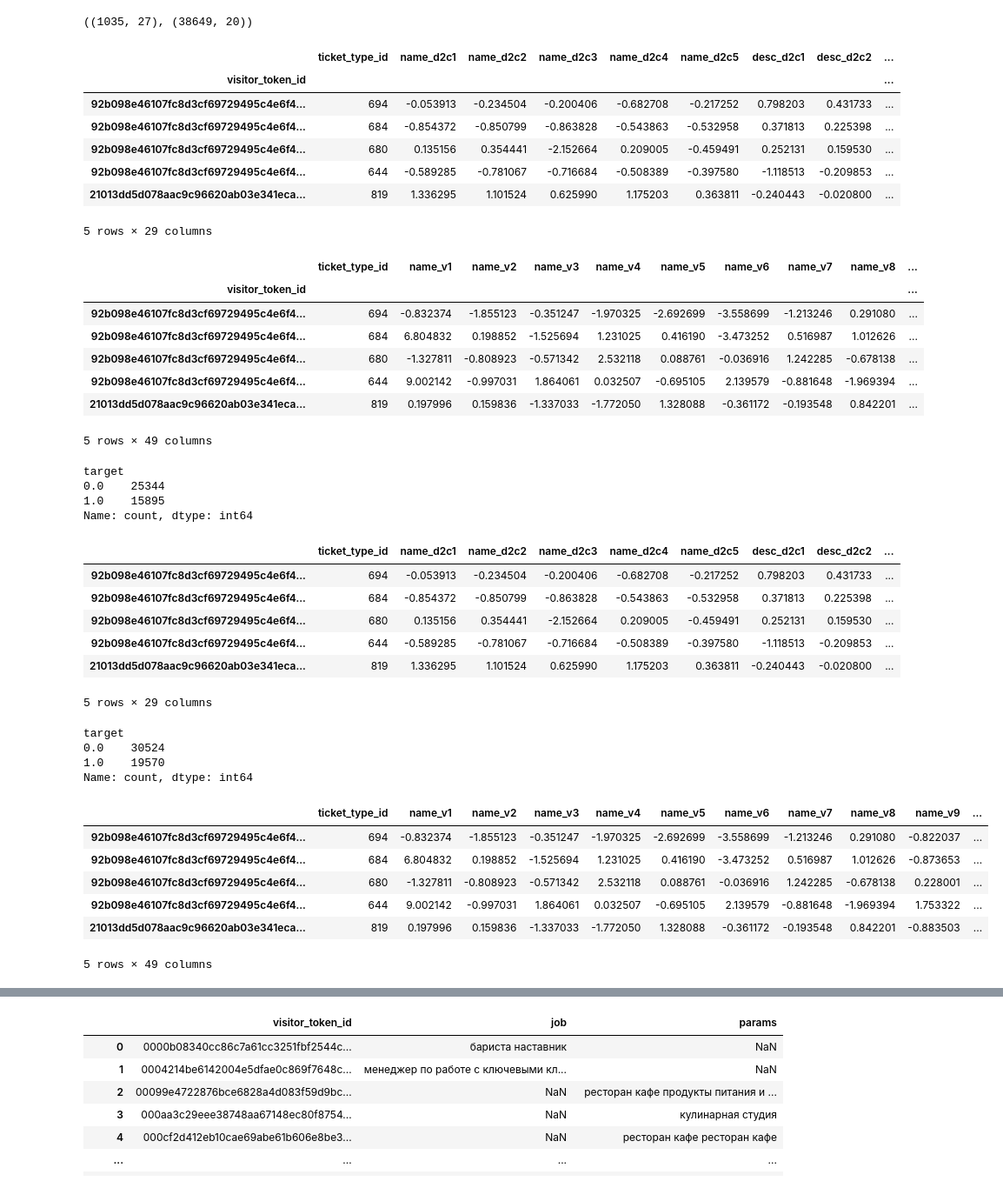
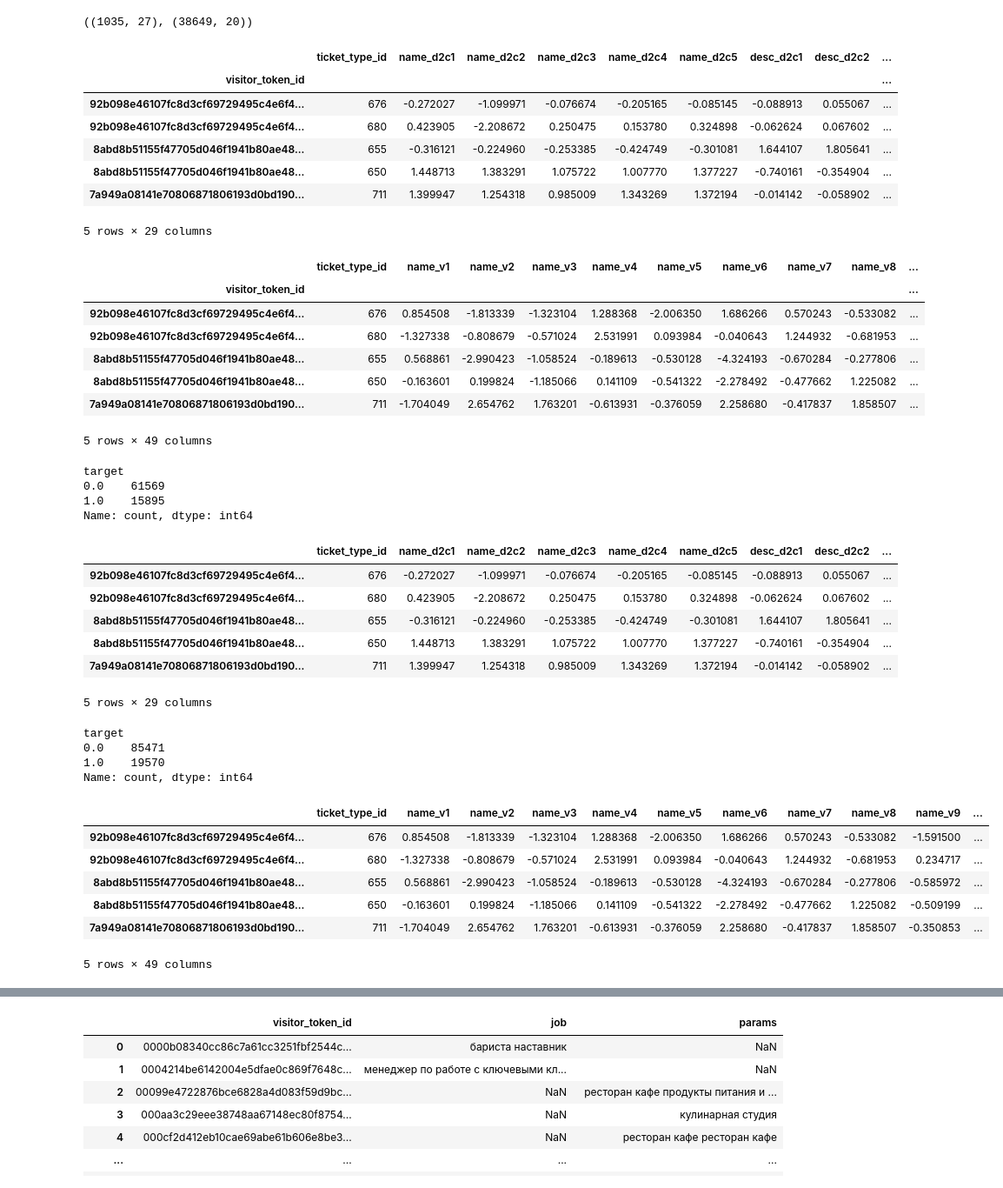
Before and after one commit to merkulovsvt/MachineLearning, a Jupyter notebook: PIR/Model.ipynb, the cells around one changed output, grey strips where cells are left out. Shown at 87% size. Saved outputs shown, nothing was run; the diff lists cells and outputs as text; code cells hidden in the pictures.

```diff
--- a/PIR/Model.ipynb
+++ b/PIR/Model.ipynb
@@ -70,16 +70,16 @@ tfidf_data = (
     .set_index('visitor_token_id')
 )
 tfidf_data['target'] = np.ones(tfidf_data.shape[0])
-
+tfidf_data = tfidf_data.drop_duplicates()
 tfidf_data.head()
 # %% [output]
 |  | ticket_type_id | name_d2c1 | name_d2c2 | name_d2c3 | name_d2c4 | name_d2c5 | desc_d2c1 | desc_d2c2 | ... |
 | visitor_token_id |  |  |  |  |  |  |  |  | ... |
-| 92b098e46107fc8d3cf69729495c4e6f4... | 694 | -0.053913 | -0.234504 | -0.200406 | -0.682708 | -0.217252 | 0.798203 | 0.431733 | ... |
-| 92b098e46107fc8d3cf69729495c4e6f4... | 684 | -0.854372 | -0.850799 | -0.863828 | -0.543863 | -0.532958 | 0.371813 | 0.225398 | ... |
-| 92b098e46107fc8d3cf69729495c4e6f4... | 680 | 0.135156 | 0.354441 | -2.152664 | 0.209005 | -0.459491 | 0.252131 | 0.159530 | ... |
-| 92b098e46107fc8d3cf69729495c4e6f4... | 644 | -0.589285 | -0.781067 | -0.716684 | -0.508389 | -0.397580 | -1.118513 | -0.209853 | ... |
-| 21013dd5d078aac9c96620ab03e341eca... | 819 | 1.336295 | 1.101524 | 0.625990 | 1.175203 | 0.363811 | -0.240443 | -0.020800 | ... |
+| 92b098e46107fc8d3cf69729495c4e6f4... | 676 | -0.272027 | -1.099971 | -0.076674 | -0.205165 | -0.085145 | -0.088913 | 0.055067 | ... |
+| 92b098e46107fc8d3cf69729495c4e6f4... | 680 | 0.423905 | -2.208672 | 0.250475 | 0.153780 | 0.324898 | -0.062624 | 0.067602 | ... |
+| 8abd8b51155f47705d046f1941b80ae48... | 655 | -0.316121 | -0.224960 | -0.253385 | -0.424749 | -0.301081 | 1.644107 | 1.805641 | ... |
+| 8abd8b51155f47705d046f1941b80ae48... | 650 | 1.448713 | 1.383291 | 1.075722 | 1.007770 | 1.377227 | -0.740161 | -0.354904 | ... |
+| 7a949a08141e70806871806193d0bd190... | 711 | 1.399947 | 1.254318 | 0.985009 | 1.343269 | 1.372194 | -0.014142 | -0.058902 | ... |
 5 rows × 29 columns
 # %%
 bert_data = (
@@ -89,24 +89,29 @@ bert_data = (
     .set_index('visitor_token_id')
 )
 bert_data['target'] = np.ones(bert_data.shape[0])
-
+bert_data = bert_data.drop_duplicates()
 bert_data.head()
 # %% [output]
 |  | ticket_type_id | name_v1 | name_v2 | name_v3 | name_v4 | name_v5 | name_v6 | name_v7 | name_v8 | ... |
 | visitor_token_id |  |  |  |  |  |  |  |  |  | ... |
-| 92b098e46107fc8d3cf69729495c4e6f4... | 694 | -0.832374 | -1.855123 | -0.351247 | -1.970325 | -2.692699 | -3.558699 | -1.213246 | 0.291080 | ... |
-| 92b098e46107fc8d3cf69729495c4e6f4... | 684 | 6.804832 | 0.198852 | -1.525694 | 1.231025 | 0.416190 | -3.473252 | 0.516987 | 1.012626 | ... |
-| 92b098e46107fc8d3cf69729495c4e6f4... | 680 | -1.327811 | -0.808923 | -0.571342 | 2.532118 | 0.088761 | -0.036916 | 1.242285 | -0.678138 | ... |
-| 92b098e46107fc8d3cf69729495c4e6f4... | 644 | 9.002142 | -0.997031 | 1.864061 | 0.032507 | -0.695105 | 2.139579 | -0.881648 | -1.969394 | ... |
-| 21013dd5d078aac9c96620ab03e341eca... | 819 | 0.197996 | 0.159836 | -1.337033 | -1.772050 | 1.328088 | -0.361172 | -0.193548 | 0.842201 | ... |
+| 92b098e46107fc8d3cf69729495c4e6f4... | 676 | 0.854508 | -1.813339 | -1.323104 | 1.288368 | -2.006350 | 1.686266 | 0.570243 | -0.533082 | ... |
+| 92b098e46107fc8d3cf69729495c4e6f4... | 680 | -1.327338 | -0.808679 | -0.571024 | 2.531991 | 0.093984 | -0.040643 | 1.244932 | -0.681953 | ... |
+| 8abd8b51155f47705d046f1941b80ae48... | 655 | 0.568861 | -2.990423 | -1.058524 | -0.189613 | -0.530128 | -4.324193 | -0.670284 | -0.277806 | ... |
+| 8abd8b51155f47705d046f1941b80ae48... | 650 | -0.163601 | 0.199824 | -1.185066 | 0.141109 | -0.541322 | -2.278492 | -0.477662 | 1.225082 | ... |
+| 7a949a08141e70806871806193d0bd190... | 711 | -1.704049 | 2.654762 | 1.763201 | -0.613931 | -0.376059 | 2.258680 | -0.417837 | 1.858507 | ... |
 5 rows × 49 columns
 # %%
 from tqdm import tqdm
+from datetime import datetime
 
-n = 10
+n = 30
 
 for token in tqdm(set(tfidf_data.index)):
-    tfidf_sample = tfidf_data[tfidf_data.index != token].sample(n=n).reset_index(drop=True)
+    tfidf_sample = (tfidf_data[(tfidf_data.index != token) &
+                               (tfidf_data.time_year != datetime.now().year)]
+                    .sample(n=n)
+                    .reset_index(drop=True))
+
     user = users_tfidf[users_tfidf.index == token].reset_index(drop=True)
 
     tfidf_sample[user.columns] = user.to_numpy().repeat(n, axis=0)
@@ -122,43 +127,47 @@ print(model_tfidf_data['target'].value_counts())
 model_tfidf_data.head()
 # %% [output]
 target
-0.0    25344
+0.0    61569
 1.0    15895
 Name: count, dtype: int64
 |  | ticket_type_id | name_d2c1 | name_d2c2 | name_d2c3 | name_d2c4 | name_d2c5 | desc_d2c1 | desc_d2c2 | ... |
-| 92b098e46107fc8d3cf69729495c4e6f4... | 694 | -0.053913 | -0.234504 | -0.200406 | -0.682708 | -0.217252 | 0.798203 | 0.431733 | ... |
-| 92b098e46107fc8d3cf69729495c4e6f4... | 684 | -0.854372 | -0.850799 | -0.863828 | -0.543863 | -0.532958 | 0.371813 | 0.225398 | ... |
-| 92b098e46107fc8d3cf69729495c4e6f4... | 680 | 0.135156 | 0.354441 | -2.152664 | 0.209005 | -0.459491 | 0.252131 | 0.159530 | ... |
-| 92b098e46107fc8d3cf69729495c4e6f4... | 644 | -0.589285 | -0.781067 | -0.716684 | -0.508389 | -0.397580 | -1.118513 | -0.209853 | ... |
-| 21013dd5d078aac9c96620ab03e341eca... | 819 | 1.336295 | 1.101524 | 0.625990 | 1.175203 | 0.363811 | -0.240443 | -0.020800 | ... |
+| 92b098e46107fc8d3cf69729495c4e6f4... | 676 | -0.272027 | -1.099971 | -0.076674 | -0.205165 | -0.085145 | -0.088913 | 0.055067 | ... |
+| 92b098e46107fc8d3cf69729495c4e6f4... | 680 | 0.423905 | -2.208672 | 0.250475 | 0.153780 | 0.324898 | -0.062624 | 0.067602 | ... |
+| 8abd8b51155f47705d046f1941b80ae48... | 655 | -0.316121 | -0.224960 | -0.253385 | -0.424749 | -0.301081 | 1.644107 | 1.805641 | ... |
+| 8abd8b51155f47705d046f1941b80ae48... | 650 | 1.448713 | 1.383291 | 1.075722 | 1.007770 | 1.377227 | -0.740161 | -0.354904 | ... |
+| 7a949a08141e70806871806193d0bd190... | 711 | 1.399947 | 1.254318 | 0.985009 | 1.343269 | 1.372194 | -0.014142 | -0.058902 | ... |
 5 rows × 29 columns
 # %%
 for token in tqdm(set(bert_data.index)):
-    bert_sample = bert_data[bert_data.index != token].sample(n=n).reset_index(drop=True)
+    bert_sample = (bert_data[(bert_data.index != token) &
+                             (bert_data.time_year != datetime.now().year)]
+                   .sample(n=n)
+                   .reset_index(drop=True))
+
     user = users_bert[users_bert.index == token].reset_index(drop=True)
 
     bert_sample[user.columns] = user.to_numpy().repeat(n, axis=0)
     bert_sample.index = [token for _ in range(n)]
     bert_sample['target'] = 0
 
     bert_data = pd.concat([bert_data, bert_sample], axis=0)
 
 model_bert_data = bert_data.drop_duplicates()
 model_bert_data.to_csv('Data/model_bert.csv')
 
 print(model_bert_data['target'].value_counts())
 model_bert_data.head()
 # %% [output]
 target
-0.0    30524
+0.0    85471
 1.0    19570
 Name: count, dtype: int64
 |  | ticket_type_id | name_v1 | name_v2 | name_v3 | name_v4 | name_v5 | name_v6 | name_v7 | name_v8 | name_v9 | ... |
-| 92b098e46107fc8d3cf69729495c4e6f4... | 694 | -0.832374 | -1.855123 | -0.351247 | -1.970325 | -2.692699 | -3.558699 | -1.213246 | 0.291080 | -0.822037 | ... |
-| 92b098e46107fc8d3cf69729495c4e6f4... | 684 | 6.804832 | 0.198852 | -1.525694 | 1.231025 | 0.416190 | -3.473252 | 0.516987 | 1.012626 | -0.873653 | ... |
-| 92b098e46107fc8d3cf69729495c4e6f4... | 680 | -1.327811 | -0.808923 | -0.571342 | 2.532118 | 0.088761 | -0.036916 | 1.242285 | -0.678138 | 0.228001 | ... |
-| 92b098e46107fc8d3cf69729495c4e6f4... | 644 | 9.002142 | -0.997031 | 1.864061 | 0.032507 | -0.695105 | 2.139579 | -0.881648 | -1.969394 | 1.753322 | ... |
-| 21013dd5d078aac9c96620ab03e341eca... | 819 | 0.197996 | 0.159836 | -1.337033 | -1.772050 | 1.328088 | -0.361172 | -0.193548 | 0.842201 | -0.883503 | ... |
+| 92b098e46107fc8d3cf69729495c4e6f4... | 676 | 0.854508 | -1.813339 | -1.323104 | 1.288368 | -2.006350 | 1.686266 | 0.570243 | -0.533082 | -1.591500 | ... |
+| 92b098e46107fc8d3cf69729495c4e6f4... | 680 | -1.327338 | -0.808679 | -0.571024 | 2.531991 | 0.093984 | -0.040643 | 1.244932 | -0.681953 | 0.234717 | ... |
+| 8abd8b51155f47705d046f1941b80ae48... | 655 | 0.568861 | -2.990423 | -1.058524 | -0.189613 | -0.530128 | -4.324193 | -0.670284 | -0.277806 | -0.585972 | ... |
+| 8abd8b51155f47705d046f1941b80ae48... | 650 | -0.163601 | 0.199824 | -1.185066 | 0.141109 | -0.541322 | -2.278492 | -0.477662 | 1.225082 | -0.509199 | ... |
+| 7a949a08141e70806871806193d0bd190... | 711 | -1.704049 | 2.654762 | 1.763201 | -0.613931 | -0.376059 | 2.258680 | -0.417837 | 1.858507 | -0.350853 | ... |
 5 rows × 49 columns
 # %%
 from catboost import CatBoostClassifier
```
Also changed, not shown: parts of 9 cells of this notebook, 20 other files.
